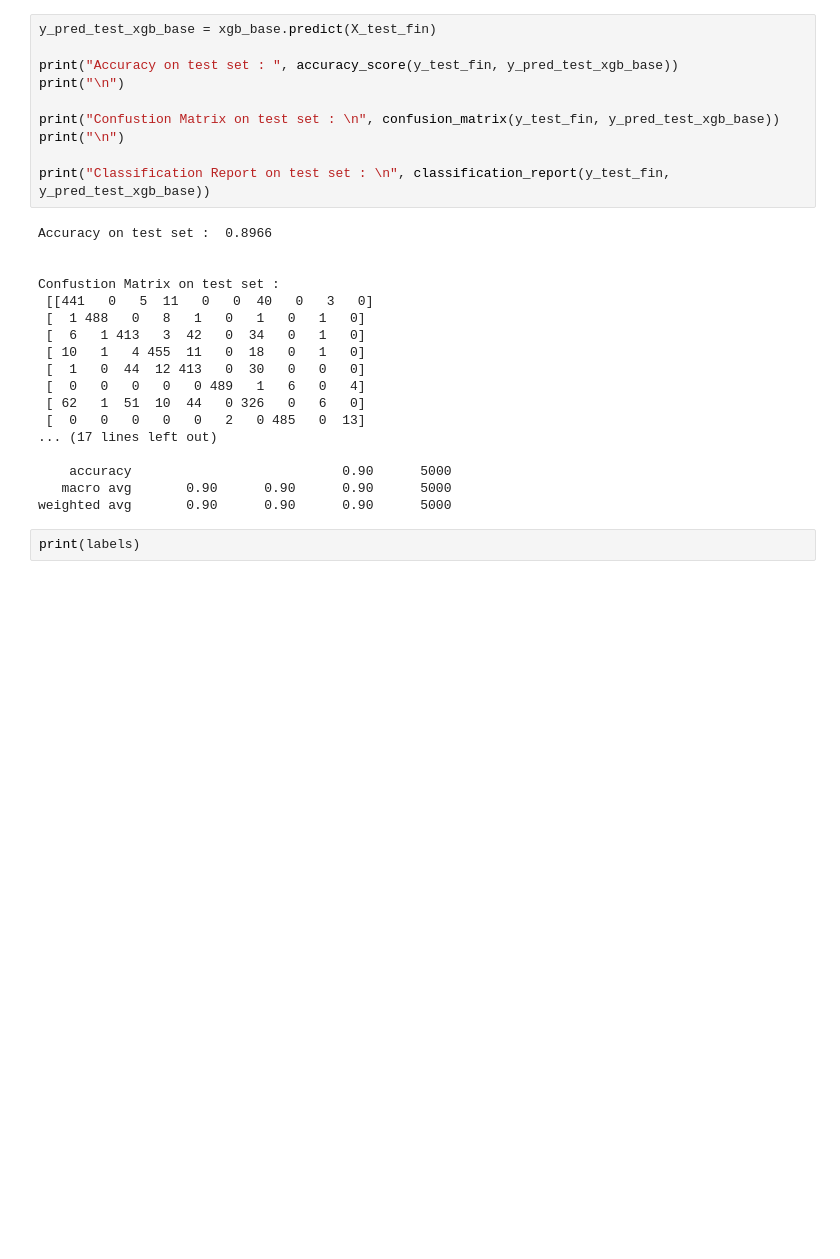
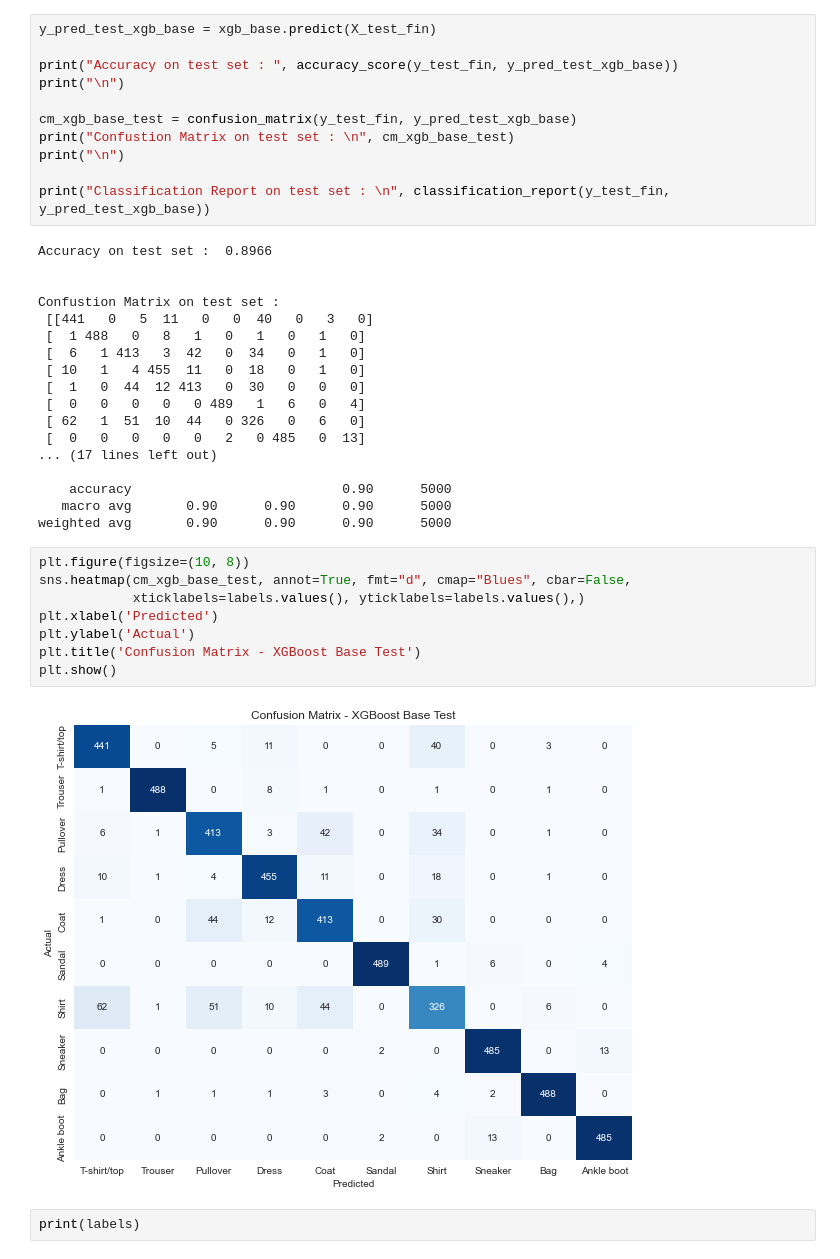
Before and after one commit to ParimiHarsha/FashionMNIST-Classification, a Jupyter notebook: Fashion-MNIST_classification-Bhavya.ipynb, the cells around one changed output. Saved outputs shown, nothing was run; the diff lists cells and outputs as text; blank space fills up the shorter version.

```diff
--- a/Fashion-MNIST_classification-Bhavya.ipynb
+++ b/Fashion-MNIST_classification-Bhavya.ipynb
@@ -337,7 +348,8 @@ y_pred_test_xgb_base = xgb_base.predict(X_test_fin)
 print("Accuracy on test set : ", accuracy_score(y_test_fin, y_pred_test_xgb_base))
 print("\n")
 
-print("Confustion Matrix on test set : \n", confusion_matrix(y_test_fin, y_pred_test_xgb_base))
+cm_xgb_base_test = confusion_matrix(y_test_fin, y_pred_test_xgb_base)
+print("Confustion Matrix on test set : \n", cm_xgb_base_test)
 print("\n")
 
 print("Classification Report on test set : \n", classification_report(y_test_fin, y_pred_test_xgb_base))
@@ -359,6 +371,16 @@ Confustion Matrix on test set :
     accuracy                           0.90      5000
    macro avg       0.90      0.90      0.90      5000
 weighted avg       0.90      0.90      0.90      5000
+# %%
+plt.figure(figsize=(10, 8))
+sns.heatmap(cm_xgb_base_test, annot=True, fmt="d", cmap="Blues", cbar=False,
+            xticklabels=labels.values(), yticklabels=labels.values(),)
+plt.xlabel('Predicted')
+plt.ylabel('Actual')
+plt.title('Confusion Matrix - XGBoost Base Test')
+plt.show()
+# %% [output]
+[figure, added]
 # %%
 print(labels)
 # %% [output]
```
Also changed, not shown: parts of 28 cells of this notebook.
